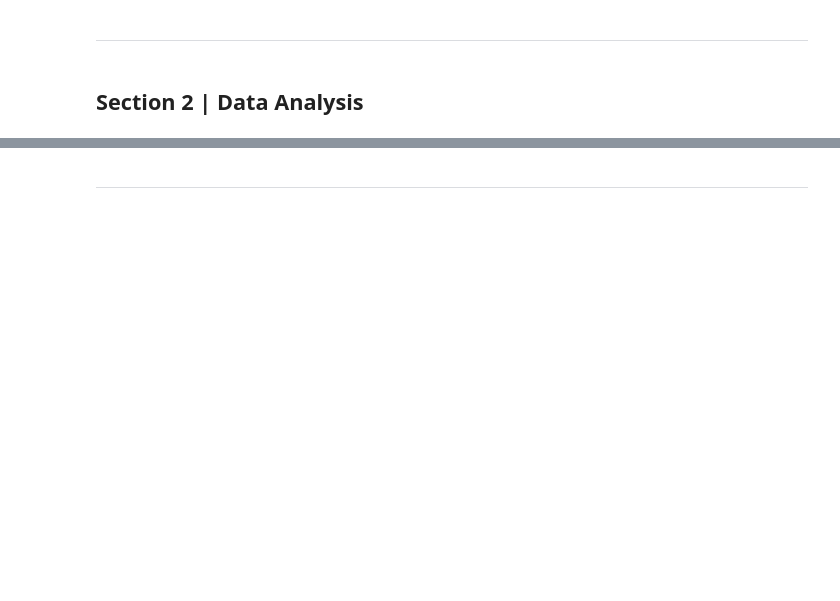
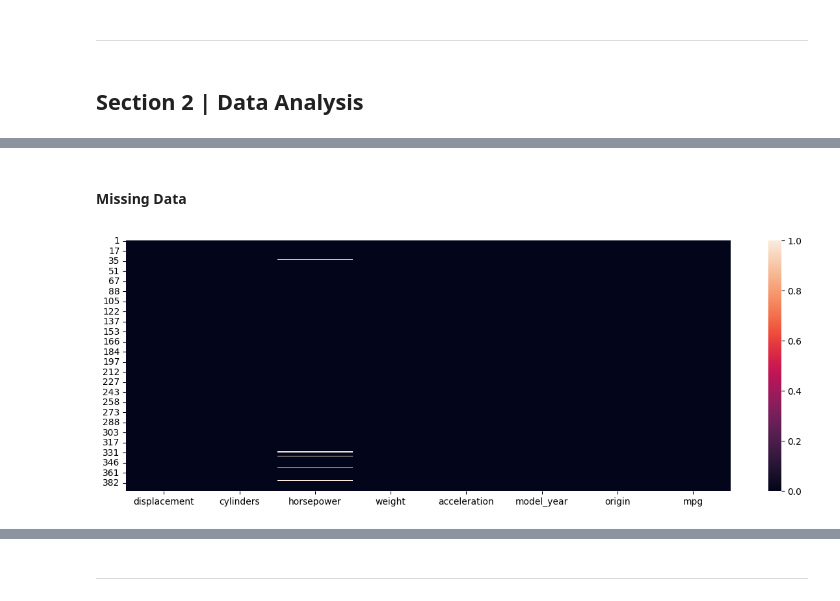
Before and after one commit to garudapaksi-yusuf/Auto_MPG_Prediction, a Jupyter notebook: notebook/notebook.ipynb, the cells around one changed output, grey strips where cells are left out. Cells and saved outputs as stored; diff of their text form; code cells hidden in the pictures; blank space fills up the shorter version.

```diff
--- a/notebook/notebook.ipynb
+++ b/notebook/notebook.ipynb
@@ -419,0 +131,21 @@ Data Inspection:
+# %%
+def split_train_test(source):
+    splitting = train_test_split(
+        source,
+        random_state=RANDOM_STATE
+    )
+
+    return splitting
+# %%
+# split data into random train and test subsets
+data_train, data_test = split_train_test(source=data_raw)
+
+# perform dimensionality analysis of train-test subsets
+print("Data Dimensionality:")
+pd.DataFrame(
+    data=[(data_raw.shape[0], (data_raw.shape[0] / data_raw.shape[0]), data_raw.shape[1]),
+          (data_train.shape[0], (data_train.shape[0] / data_raw.shape[0]), data_train.shape[1]),
+          (data_test.shape[0], (data_test.shape[0] / data_raw.shape[0]), data_test.shape[1])],
+    index=["data_raw", "data_train", "data_test"],
+    columns=["row (n)", "row ratio", "column"]
+)
@@ -794,0 +207,16 @@ plt.show()
+# %% [markdown]
+#### Missing Data
+# %%
+# plot heatmap consisting of missing data
+width, height = 15, 5
+_ = plt.figure(figsize=(width, height))
+
+axes = sns.heatmap(data=data_train.isna().sort_index())
+axes.set_xticklabels(
+    labels=axes.get_xmajorticklabels(),
+    rotation=0
+)
+
+plt.show()
+# %% [output]
+[figure, added]
```
Also changed, not shown: parts of 156 cells of this notebook, 1 other file.
